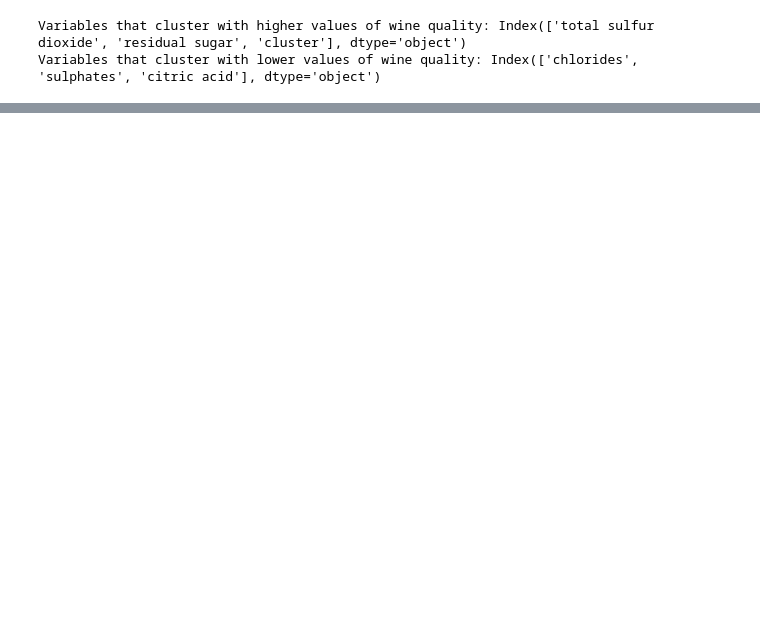
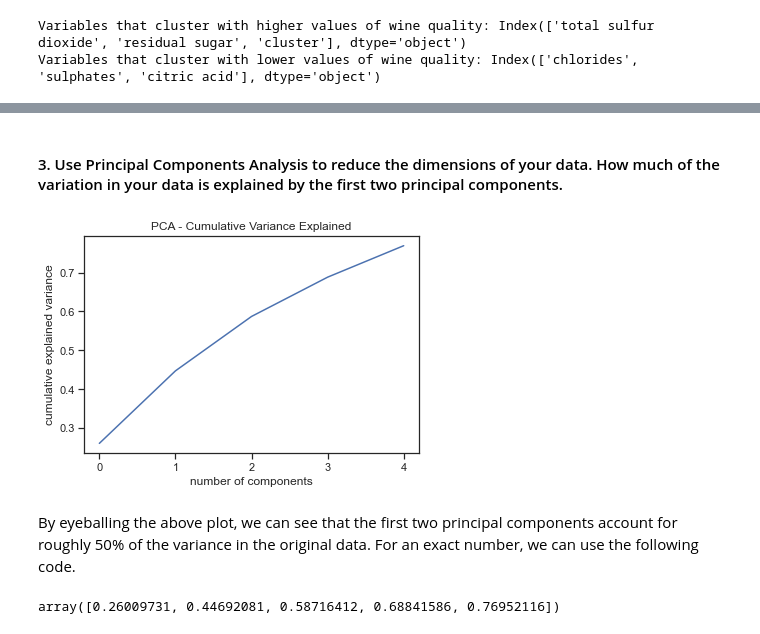
Before and after one commit to gzlupko/gr5073_ML, a Jupyter notebook: hw_assignments/hw3.ipynb, the cells around one changed output, grey strips where cells are left out. Saved outputs shown, nothing was run; the diff lists cells and outputs as text; code cells hidden in the pictures; blank space fills up the shorter version.

```diff
--- a/hw_assignments/hw3.ipynb
+++ b/hw_assignments/hw3.ipynb
@@ -291,0 +287,25 @@ AttributeError: module 'seaborn' has no attribute 'set_theme'
+# %% [markdown]
+#### 3. Use Principal Components Analysis to reduce the dimensions of your data. How much of the variation in your data is explained by the first two principal components.
+# %%
+# First, I get rid of the cluster column to return to the originally scaled data set
+wine_scaled = wine_scaled.drop('Cluster', axis=1)
+# %%
+import numpy as np
+from sklearn.decomposition import PCA
+from matplotlib.ticker import MaxNLocator
+pca = PCA(n_components=5)
+pca.fit_transform(wine_scaled)
+
+plt.plot(np.cumsum(pca.explained_variance_ratio_))
+plt.xlabel('number of components')
+plt.ylabel('cumulative explained variance')
+plt.title("PCA - Cumulative Variance Explained")
+plt.gca().xaxis.set_major_locator(MaxNLocator(integer = True))
+# %% [output]
+[figure, added]
+# %% [markdown]
+By eyeballing the above plot, we can see that the first two principal components account for roughly 50% of the variance in the original data. For an exact number, we can use the following code.
+# %%
+np.cumsum(pca.explained_variance_ratio_)
+# %% [output]
+array([0.26009731, 0.44692081, 0.58716412, 0.68841586, 0.76952116])
```
Also changed, not shown: parts of 23 cells of this notebook.
